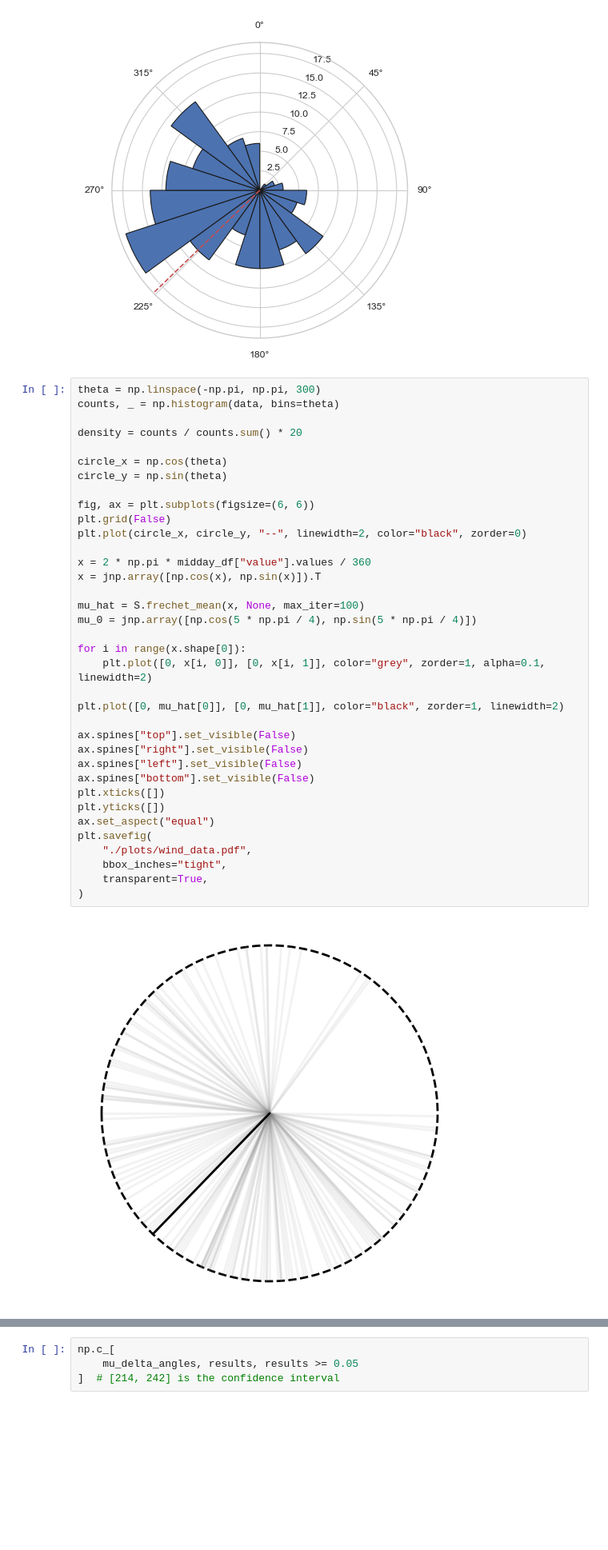
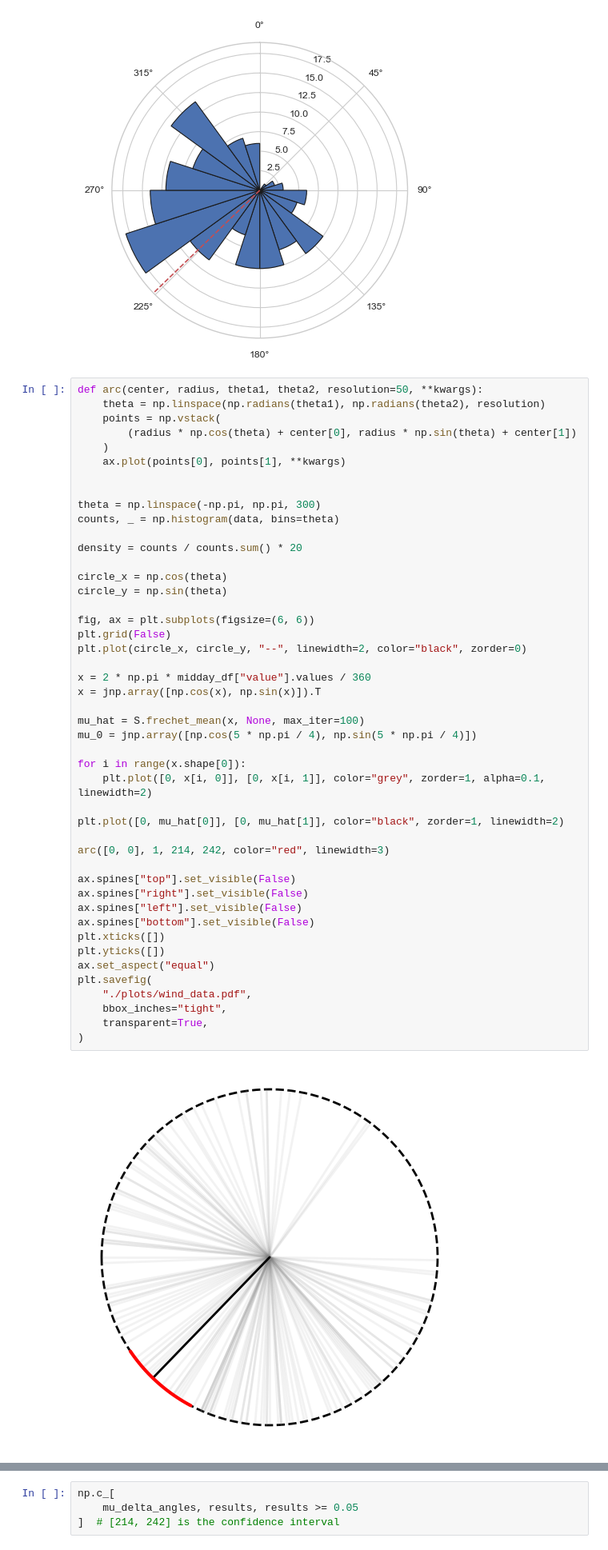
Before and after one commit to matthieubulte/meantesting, a Jupyter notebook: wind.ipynb, the cells around one changed output, grey strips where cells are left out. Shown at 80% size. Drawn from its saved outputs; the diff is of its cells as text; blank space fills up the shorter version.

```diff
--- a/wind.ipynb
+++ b/wind.ipynb
@@ -102,6 +104,14 @@ plt.show()
 [-0.6949047 -0.7191017]
 [figure]
 # %%
+def arc(center, radius, theta1, theta2, resolution=50, **kwargs):
+    theta = np.linspace(np.radians(theta1), np.radians(theta2), resolution)
+    points = np.vstack(
+        (radius * np.cos(theta) + center[0], radius * np.sin(theta) + center[1])
+    )
+    ax.plot(points[0], points[1], **kwargs)
+
+
 theta = np.linspace(-np.pi, np.pi, 300)
 counts, _ = np.histogram(data, bins=theta)
 
@@ -111,34 +121,36 @@ circle_x = np.cos(theta)
 circle_y = np.sin(theta)
 
 fig, ax = plt.subplots(figsize=(6, 6))
 plt.grid(False)
 plt.plot(circle_x, circle_y, "--", linewidth=2, color="black", zorder=0)
 
 x = 2 * np.pi * midday_df["value"].values / 360
 x = jnp.array([np.cos(x), np.sin(x)]).T
 
 mu_hat = S.frechet_mean(x, None, max_iter=100)
 mu_0 = jnp.array([np.cos(5 * np.pi / 4), np.sin(5 * np.pi / 4)])
 
 for i in range(x.shape[0]):
     plt.plot([0, x[i, 0]], [0, x[i, 1]], color="grey", zorder=1, alpha=0.1, linewidth=2)
 
 plt.plot([0, mu_hat[0]], [0, mu_hat[1]], color="black", zorder=1, linewidth=2)
 
+arc([0, 0], 1, 214, 242, color="red", linewidth=3)
+
 ax.spines["top"].set_visible(False)
 ax.spines["right"].set_visible(False)
 ax.spines["left"].set_visible(False)
 ax.spines["bottom"].set_visible(False)
 plt.xticks([])
 plt.yticks([])
 ax.set_aspect("equal")
 plt.savefig(
     "./plots/wind_data.pdf",
     bbox_inches="tight",
     transparent=True,
 )
 # %% [output]
-[figure, old version]
+[figure, new version]
 # %%
 from manifold import mirror_vecs, dist_sq_arr
 
```
Also changed, not shown: parts of 5 cells of this notebook, 6 other files.
